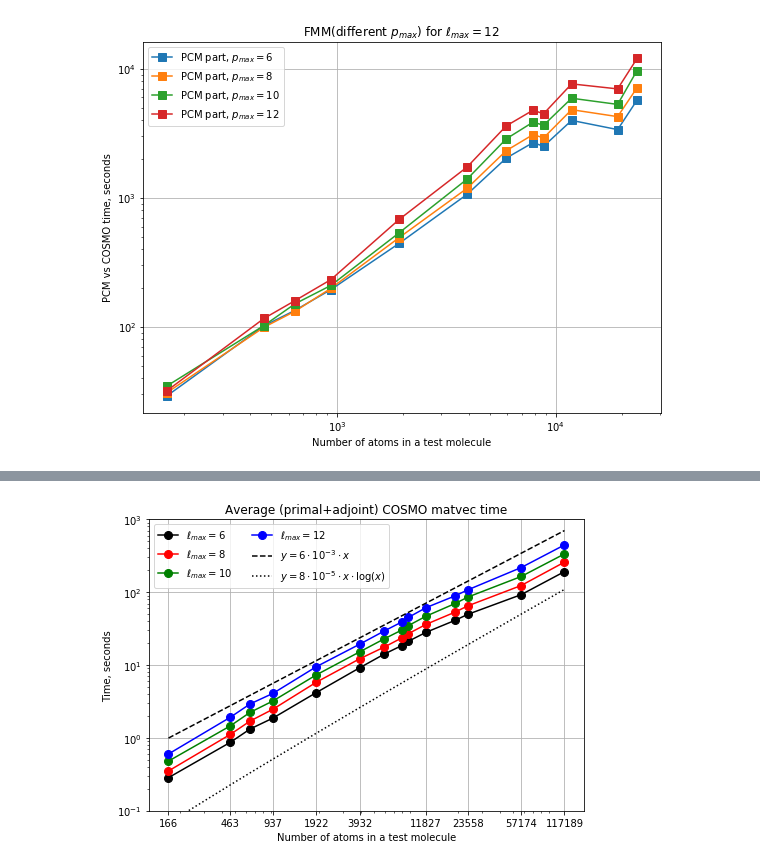
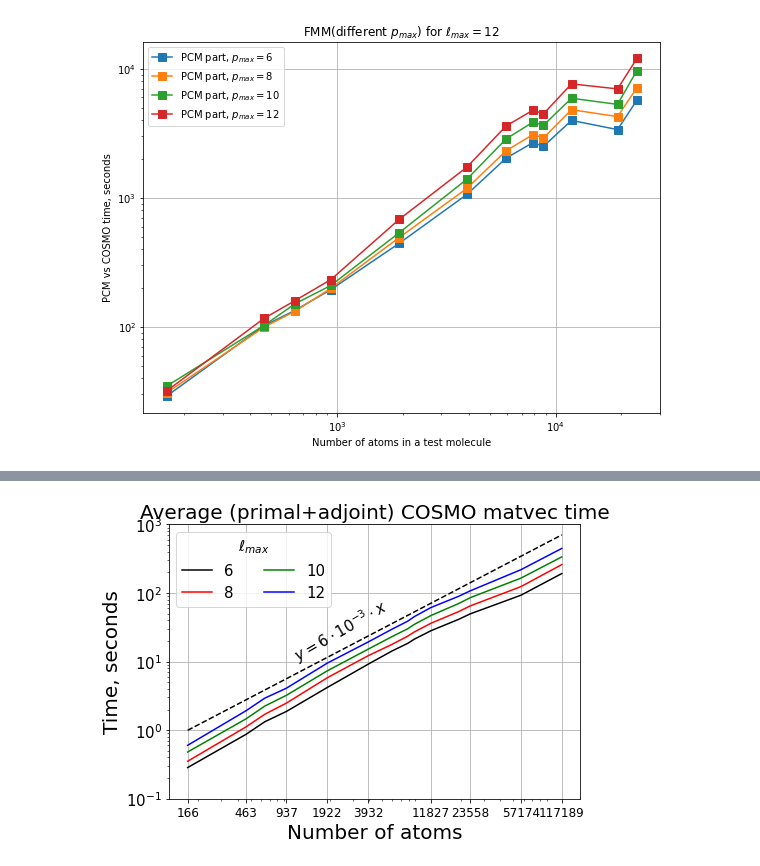
Before and after one commit to ACoM-Computational-Mathematics/2021_ddpcm_fmm, a Jupyter notebook: experiments/error_calibration/plots.ipynb, the cells around one changed output, grey strips where cells are left out. Saved outputs shown, nothing was run; the diff lists cells and outputs as text; code cells hidden in the pictures.

```diff
--- a/experiments/error_calibration/plots.ipynb
+++ b/experiments/error_calibration/plots.ipynb
@@ -600,6 +641,11 @@ for lmax in lmaxs:
 # Average performance of a single matvec for large scale runs with pmax=lmax
 # Possible values of lmax
 lmaxs = [6, 8, 10, 12]
+# Set of styles
+styles = {6: {"color": "black"},
+          8: {"color": "red"},
+          10: {"color": "green"},
+          12: {"color": "blue"}}
 # List small molecules in a proper order (increasing number of atoms)
 small_molecules = ["2rvd_sas", "2mlt_monomer_sas", "1ejg_sas", "2mlt_sas", "2qho_a_sas",
              "2qho_ab_sas", "2qho_abc_sas", "2qho_abcd_sas", "2qho_sas",
@@ -611,6 +657,7 @@ natoms = np.array([166, 463, 642, 937, 1922, 3932, 5941, 7887, 8799, 11827, 1920
 # Xticks
 xticks = np.array([166, 463, 937, 1922, 3932, 11827, 23558, 57174, 117189])
 niter_xticks = range(len(natoms))
+niter_xticklables = [166, 463, 642, 937, "", 3932, "", 7887, "", 11827, "", 23558, "", 117189]
 # Prepare plot
 fig_pcm, ax_pcm = plt.subplots(figsize=(7, 5))
 fig_cosmo, ax_cosmo = plt.subplots(figsize=(7, 5))
@@ -647,55 +694,67 @@ for lmax in lmaxs:
         cosmo_niter.append(result_fmm["ddcosmo step niter"]+result_fmm["adjoint ddcosmo step niter"])
     #ax.loglog(natoms, time, label="$p_{{max}}=\ell_{{max}}={}$".format(lmax), markersize=8, marker="s",
     #          linestyle="-", **styles[lmax])
-    ax_pcm.loglog(natoms, pcm_time_per_iter, label="$p_{{max}}=\ell_{{max}}={}$".format(lmax), markersize=8,
-              marker="o", linestyle="-", **styles[lmax])
-    ax_cosmo.loglog(natoms, cosmo_time_per_iter, label="$\ell_{{max}}={}$".format(lmax), markersize=8,
-              marker="o", linestyle="-", **styles[lmax])
-    ax_niter.plot(niter_xticks, pcm_niter, label="PCM", markersize=8,
-              marker="o", linestyle="-", **styles[lmax])
-    ax_niter.plot(niter_xticks, cosmo_niter, label="COSMO", markersize=8,
-              marker="s", linestyle="-", **styles[lmax])
+    ax_pcm.loglog(natoms, pcm_time_per_iter, label="{}".format(lmax),
+                  linestyle="-", **styles[lmax])
+    ax_cosmo.loglog(natoms, cosmo_time_per_iter, label="{}".format(lmax),
+                    linestyle="-", **styles[lmax])
+    ax_niter.plot(niter_xticks, pcm_niter, label="PCM", marker="P", markersize=20,
+                  linestyle="-", **styles[lmax])
+    ax_niter.plot(niter_xticks, cosmo_niter, label="COSMO", marker="X", markersize=20,
+                  linestyle="-", **styles[lmax])
 # Add guide lines
-ax_pcm.loglog(natoms, natoms*6e-3, label="$y=6 \cdot 10^{{-3}} \cdot x$", linestyle="--", color="black")
-ax_pcm.loglog(natoms, natoms*np.log(natoms)*8e-5, label="$y=8 \cdot 10^{{-5}} \cdot x \cdot \log(x)$",
-              linestyle=":", color="black")
-ax_cosmo.loglog(natoms, natoms*6e-3, label="$y=6 \cdot 10^{{-3}} \cdot x$", linestyle="--", color="black")
-ax_cosmo.loglog(natoms, natoms*np.log(natoms)*8e-5, label="$y=8 \cdot 10^{{-5}} \cdot x \cdot \log(x)$",
-                linestyle=":", color="black")
+ax_pcm.loglog(natoms, natoms*6e-3, linestyle="--", color="black")
+ax_pcm.text(1000, 10, "$y=6 \cdot 10^{{-3}} \cdot x$", rotation=3e+1, fontsize=15)
+# label="$y=6 \cdot 10^{{-3}} \cdot x$",
+#ax_pcm.loglog(natoms, natoms*np.log(natoms)*8e-5, label="$y=8 \cdot 10^{{-5}} \cdot x \cdot \log(x)$",
+#              linestyle=":", color="black")
+#ax_cosmo.loglog(natoms, natoms*6e-3, label="$y=6 \cdot 10^{{-3}} \cdot x$", linestyle="--", color="black")
+ax_cosmo.loglog(natoms, natoms*6e-3, linestyle="--", color="black")
+ax_cosmo.text(1000, 10, "$y=6 \cdot 10^{{-3}} \cdot x$", rotation=3e+1, fontsize=15)
+#ax_cosmo.loglog(natoms, natoms*np.log(natoms)*8e-5, label="$y=8 \cdot 10^{{-5}} \cdot x \cdot \log(x)$",
+#                linestyle=":", color="black")
 # Append legend data for different pmax
-niter_handles = []
+niter_handles1 = []
 for lmax in lmaxs:
     # Create a proxy line to add to the legend
-    line = mpl.lines.Line2D([], [], label="$p_{{max}}=\ell_{{max}}={}$".format(lmax), linestyle="-", **styles[lmax])
-    niter_handles.append(line)
-line = mpl.lines.Line2D([], [], label="COSMO", markersize=8, marker="s", linestyle="")
-niter_handles.append(line)
-line = mpl.lines.Line2D([], [], label="PCM", markersize=8, marker="o", linestyle="")
-niter_handles.append(line)
+    line = Line2D([], [], label="{}".format(lmax), linestyle="-", **styles[lmax])
+    niter_handles1.append(line)
+line = Line2D([], [], label="PCM", markersize=20, marker="P", color="black", linestyle="")
+niter_handles2 = [line]
+line = Line2D([], [], label="COSMO", markersize=20, marker="X", color="black", linestyle="")
+niter_handles2.append(line)
 # Other things
 ax_pcm.grid()
 ax_cosmo.grid()
 ax_niter.grid()
-ax_pcm.set_xlabel("Number of atoms in a test molecule")
-ax_cosmo.set_xlabel("Number of atoms in a test molecule")
-ax_niter.set_xlabel("Number of atoms in a test molecule")
-ax_pcm.set_ylabel("Time, seconds")
-ax_cosmo.set_ylabel("Time, seconds")
-ax_niter.set_ylabel("Number of iterations")
-ax_pcm.set_title("Average (primal+adjoint) PCM matvec time")
-ax_cosmo.set_title("Average (primal+adjoint) COSMO matvec time")
-ax_niter.set_title("Number of primal+adjoint iterations for PCM and COSMO systems")
+ax_pcm.set_xlabel("Number of atoms", fontsize=20)
+ax_cosmo.set_xlabel("Number of atoms", fontsize=20)
+ax_niter.set_xlabel("Number of atoms", fontsize=20)
+ax_pcm.set_ylabel("Time, seconds", fontsize=20)
+ax_cosmo.set_ylabel("Time, seconds", fontsize=20)
+ax_niter.set_ylabel("Number of iterations", fontsize=20)
+ax_pcm.set_title("Average (primal+adjoint) PCM matvec time", fontsize=20)
+ax_cosmo.set_title("Average (primal+adjoint) COSMO matvec time", fontsize=20)
+ax_niter.set_title("Primal+adjoint iterations for PCM and COSMO systems", fontsize=20)
 ax_pcm.set_xticks(xticks)
 ax_cosmo.set_xticks(xticks)
 ax_niter.set_xticks(niter_xticks)
-ax_pcm.set_xticklabels(xticks)
-ax_cosmo.set_xticklabels(xticks)
-ax_niter.set_xticklabels(natoms)
+ax_pcm.set_xticklabels(xticks, fontsize=12)
+ax_cosmo.set_xticklabels(xticks, fontsize=12)
+ax_niter.set_xticklabels(niter_xticklables, fontsize=12)
 ax_pcm.set_ylim([1e-1, 1e3])
+ax_pcm.tick_params(axis="y", labelsize=15)
 ax_cosmo.set_ylim([1e-1, 1e3])
-ax_pcm.legend(ncol=2)
-ax_cosmo.legend(ncol=2)
-ax_niter.legend(handles=niter_handles, ncol=2)
+ax_cosmo.tick_params(axis="y", labelsize=15)
+ax_niter.tick_params(axis="y", labelsize=15)
+legend_pcm = ax_pcm.legend(loc="upper left", ncol=2, fontsize=15)
+legend_pcm.set_title("$p_{{max}}=\ell_{{max}}$", prop={"size": 15})
+legend_cosmo = ax_cosmo.legend(loc="upper left", ncol=2, fontsize=15)
+legend_cosmo.set_title("$\ell_{{max}}$", prop={"size": 15})
+legend_niter1 = ax_niter.legend(handles=niter_handles1, ncol=2, fontsize=15)
+legend_niter1.set_title("$p_{{max}}=\ell_{{max}}$", prop={"size": 15})
+legend_niter2 = plt.legend(loc="center left", handles=niter_handles2, ncol=2, fontsize=15)
+ax_niter.add_artist(legend_niter1)
 fig_pcm.tight_layout()
 fig_cosmo.tight_layout()
 fig_niter.tight_layout()
@@ -708 +767 @@ plt.show()
-[figure, old version]
+[figure, new version]
```
Also changed, not shown: parts of 7 cells of this notebook.
